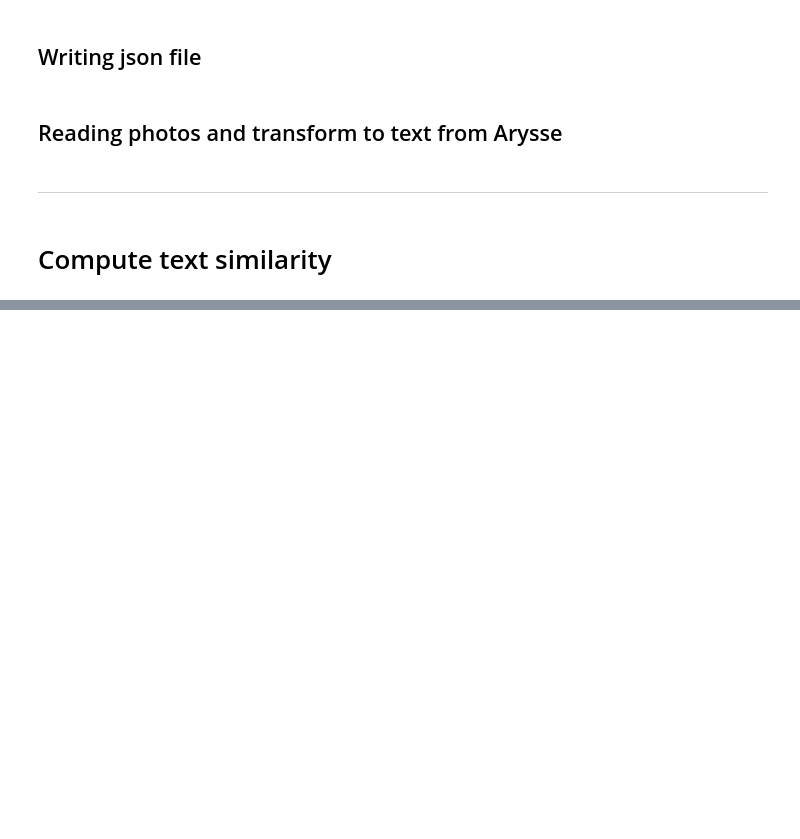
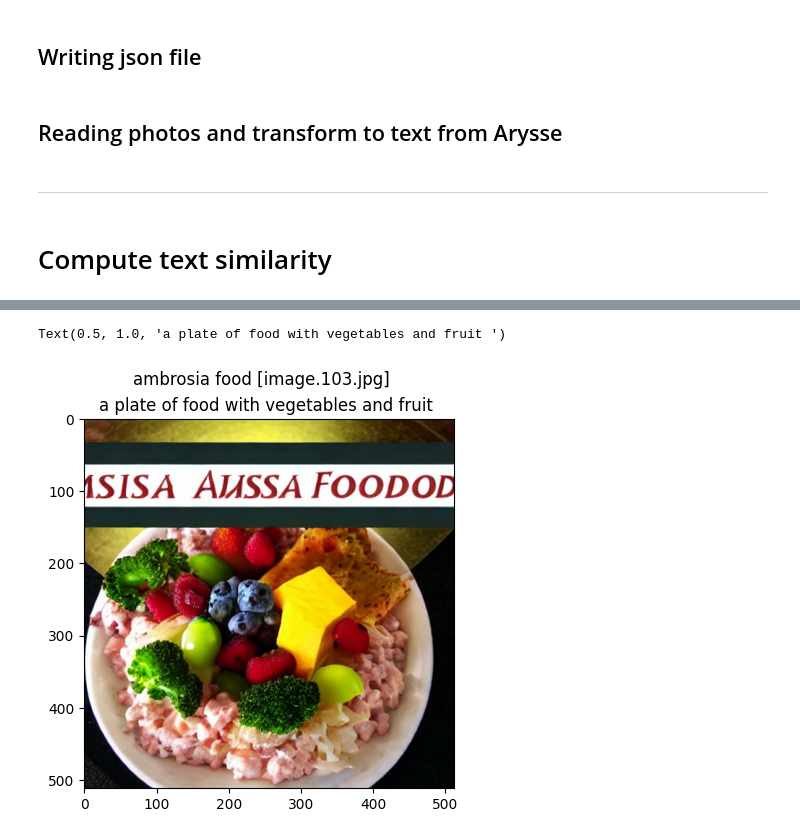
Before and after one commit to akmyat/V-WSD, a Jupyter notebook: poon-method/combined_method/test_new_method.ipynb, the cells around one changed output, grey strips where cells are left out. Cells and saved outputs as stored; diff of their text form; code cells hidden in the pictures; blank space fills up the shorter version.

```diff
--- a/poon-method/combined_method/test_new_method.ipynb
+++ b/poon-method/combined_method/test_new_method.ipynb
@@ -132,0 +137,12 @@ with open(filename, 'w') as f:
+# %%
+sentences = [
+    "I am going crazy",
+    "Oops, I did it again",
+    "Don't let me be the last to know",
+    "You are getting on my last nerves"]
+# %%
+output = similarity_model.encode(sentences)
+cosine_similarity(
+    [output[0]],
+    output[1:]
+)
@@ -132,0 +171,17 @@ with open(filename, 'w') as f:
+# %%
+def map_correct_label(dataframe):
+    mapped_class = []
+    for row in range(len(dataframe)):
+        value_list = []
+        for num in range(1 ,11):
+            col = f"img{num}"
+            value_list.append(dataframe[col].iloc[row])
+            key_value = dataframe.gold_key.iloc[row]
+        output = value_list.index(key_value)
+        mapped_class.append(output)
+
+
+    return mapped_class
+# %%
+df['mapped_label'] = map_correct_label(df)
+df.head()
@@ -132,0 +237,12 @@ with open(filename, 'w') as f:
+# %%
+row = 15
+ARYSSE_PHOTO_PAHT = "/Users/carlosito/Documents/vsCode/vs-DANI/DL-Project/V-WSD/poon-method/combined_method/photo_from_arysse/"
+SELECTED_KEY_PHOTO_PAHT = ARYSSE_PHOTO_PAHT + f"image1_{row}.png"
+
+plot_img = Image.open(SELECTED_KEY_PHOTO_PAHT)
+plt.imshow(plot_img)
+plt.suptitle(df.iloc[row].context + f" [{df.iloc[row].gold_key}]")
+plt.title(arysse_generated_text[f"image1_{row}.png"])
+# %% [output]
+Text(0.5, 1.0, 'a plate of food with vegetables and fruit ')
+[figure, added]
```
Also changed, not shown: parts of 22 cells of this notebook.
